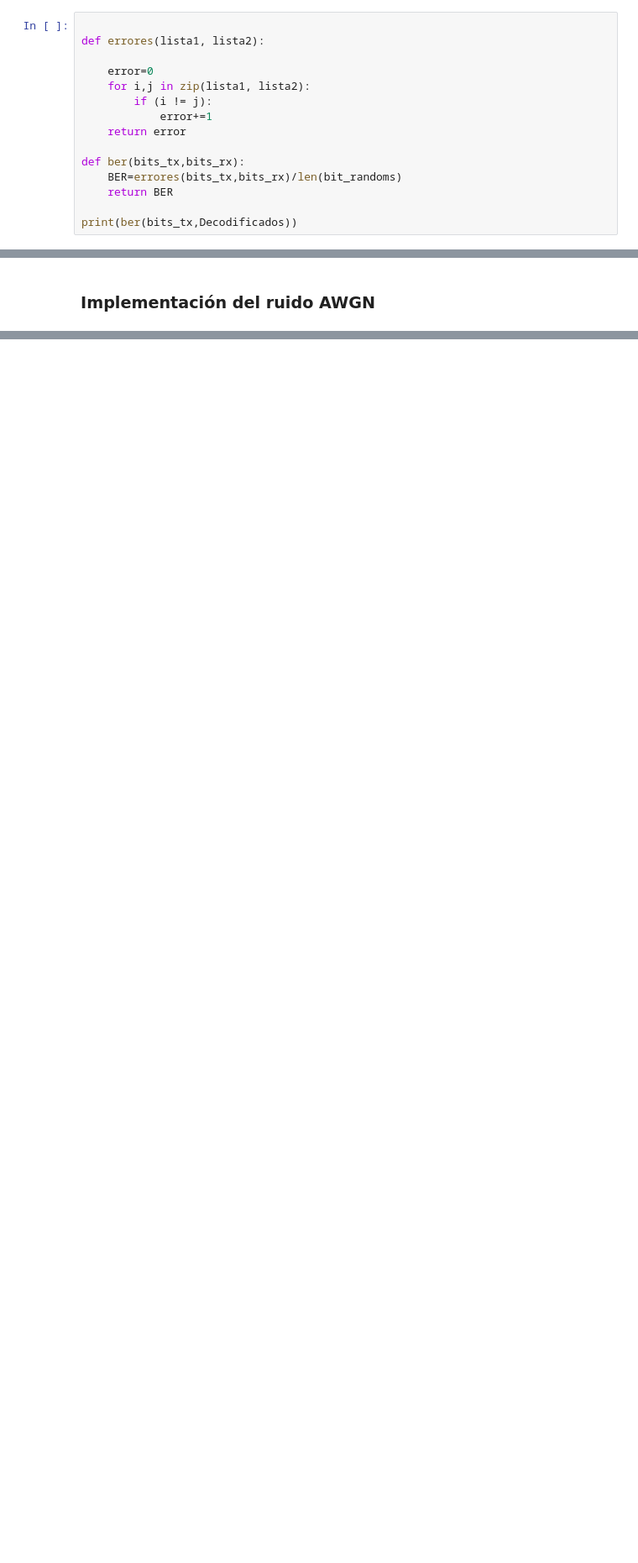
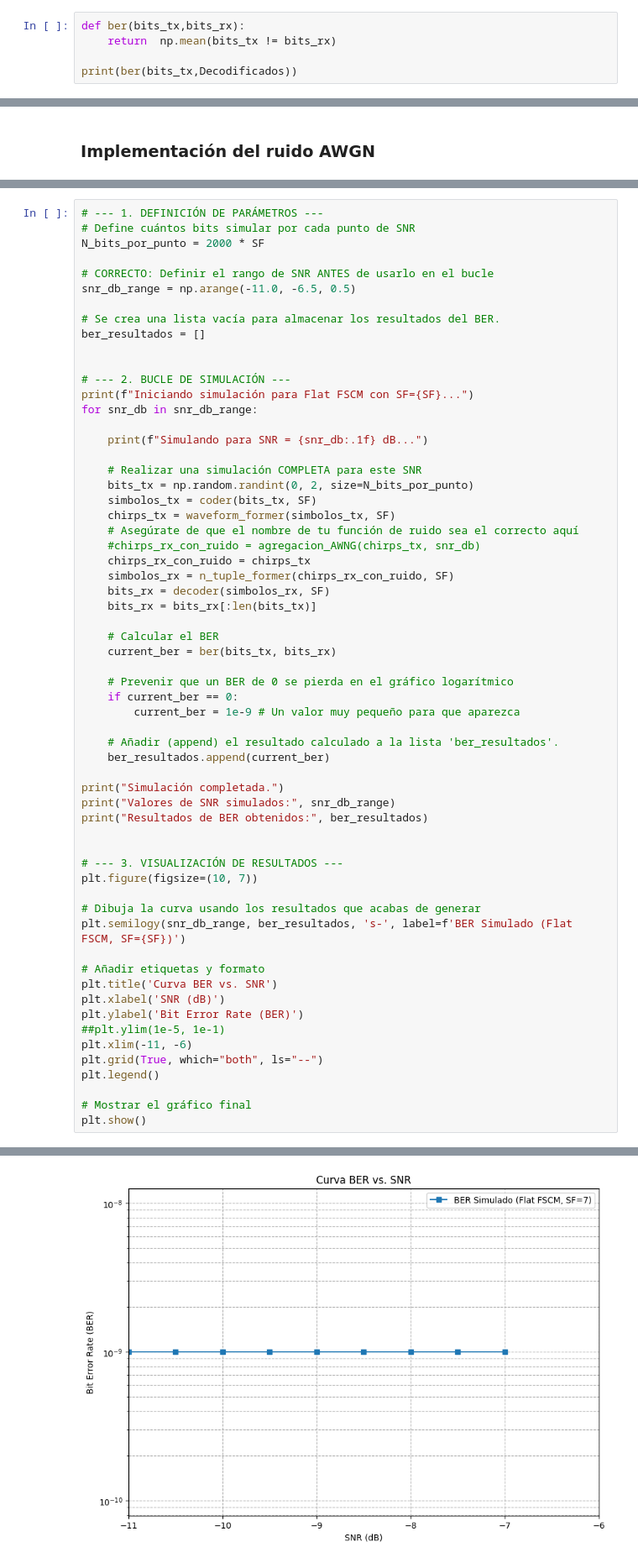
Before and after one commit to Nicolas44896/Proyecto-LoRa, a Jupyter notebook: Proyecto-LoRa.ipynb, the cells around one changed output, grey strips where cells are left out. Shown at 84% size. Saved outputs shown, nothing was run; the diff lists cells and outputs as text; blank space fills up the shorter version.

```diff
--- a/Proyecto-LoRa.ipynb
+++ b/Proyecto-LoRa.ipynb
@@ -134,18 +135,8 @@ $ (57 >> 0) \& 1 = 57 \& 1 \newline$
                     $\begin{aligned} (57 >> 5) \& 1 = 1 \& 1 \end{aligned}$
                     $\begin{aligned} (57 >> 6) \& 1 = 0 \& 1 \end{aligned}$
 # %%
-
-def errores(lista1, lista2):
-
-    error=0
-    for i,j in zip(lista1, lista2):
-        if (i != j):
-            error+=1
-    return error
-
 def ber(bits_tx,bits_rx):
-    BER=errores(bits_tx,bits_rx)/len(bit_randoms)
-    return BER
+    return  np.mean(bits_tx != bits_rx)
 
 print(ber(bits_tx,Decodificados))
 # %% [output]
@@ -367,3 +341,65 @@ $\begin{aligned}
 5. Se calcula y grafica:
    - BER: tasa de error de bit.
    - SER: tasa de error de símbolo.
+# %%
+# --- 1. DEFINICIÓN DE PARÁMETROS ---
+# Define cuántos bits simular por cada punto de SNR
+N_bits_por_punto = 2000 * SF
+
+# CORRECTO: Definir el rango de SNR ANTES de usarlo en el bucle
+snr_db_range = np.arange(-11.0, -6.5, 0.5)
+
+# Se crea una lista vacía para almacenar los resultados del BER.
+ber_resultados = []
+
+
+# --- 2. BUCLE DE SIMULACIÓN ---
+print(f"Iniciando simulación para Flat FSCM con SF={SF}...")
+for snr_db in snr_db_range:
+
+    print(f"Simulando para SNR = {snr_db:.1f} dB...")
+
+    # Realizar una simulación COMPLETA para este SNR
+    bits_tx = np.random.randint(0, 2, size=N_bits_por_punto)
+    simbolos_tx = coder(bits_tx, SF)
+    chirps_tx = waveform_former(simbolos_tx, SF)
+    # Asegúrate de que el nombre de tu función de ruido sea el correcto aquí
+    #chirps_rx_con_ruido = agregacion_AWNG(chirps_tx, snr_db)
+    chirps_rx_con_ruido = chirps_tx
+    simbolos_rx = n_tuple_former(chirps_rx_con_ruido, SF)
+    bits_rx = decoder(simbolos_rx, SF)
+    bits_rx = bits_rx[:len(bits_tx)]
+
+    # Calcular el BER
+    current_ber = ber(bits_tx, bits_rx)
+
+    # Prevenir que un BER de 0 se pierda en el gráfico logarítmico
+    if current_ber == 0:
+        current_ber = 1e-9 # Un valor muy pequeño para que aparezca
+
+    # Añadir (append) el resultado calculado a la lista 'ber_resultados'.
+    ber_resultados.append(current_ber)
+
+print("Simulación completada.")
+print("Valores de SNR simulados:", snr_db_range)
+print("Resultados de BER obtenidos:", ber_resultados)
+
+
+# --- 3. VISUALIZACIÓN DE RESULTADOS ---
+plt.figure(figsize=(10, 7))
+
+# Dibuja la curva usando los resultados que acabas de generar
+plt.semilogy(snr_db_range, ber_resultados, 's-', label=f'BER Simulado (Flat FSCM, SF={SF})')
+
+# Añadir etiquetas y formato
+plt.title('Curva BER vs. SNR')
+plt.xlabel('SNR (dB)')
+plt.ylabel('Bit Error Rate (BER)')
+##plt.ylim(1e-5, 1e-1)
+plt.xlim(-11, -6)
+plt.grid(True, which="both", ls="--")
+plt.legend()
+
+# Mostrar el gráfico final
+plt.show()
+# %% [output]
@@ -370,3 +419,4 @@ $\begin{aligned}
+[figure, added]
 # %%
 def canal_selectivo_frecuencia(chirps, SF):
     """
```
Also changed, not shown: parts of 13 cells of this notebook.
